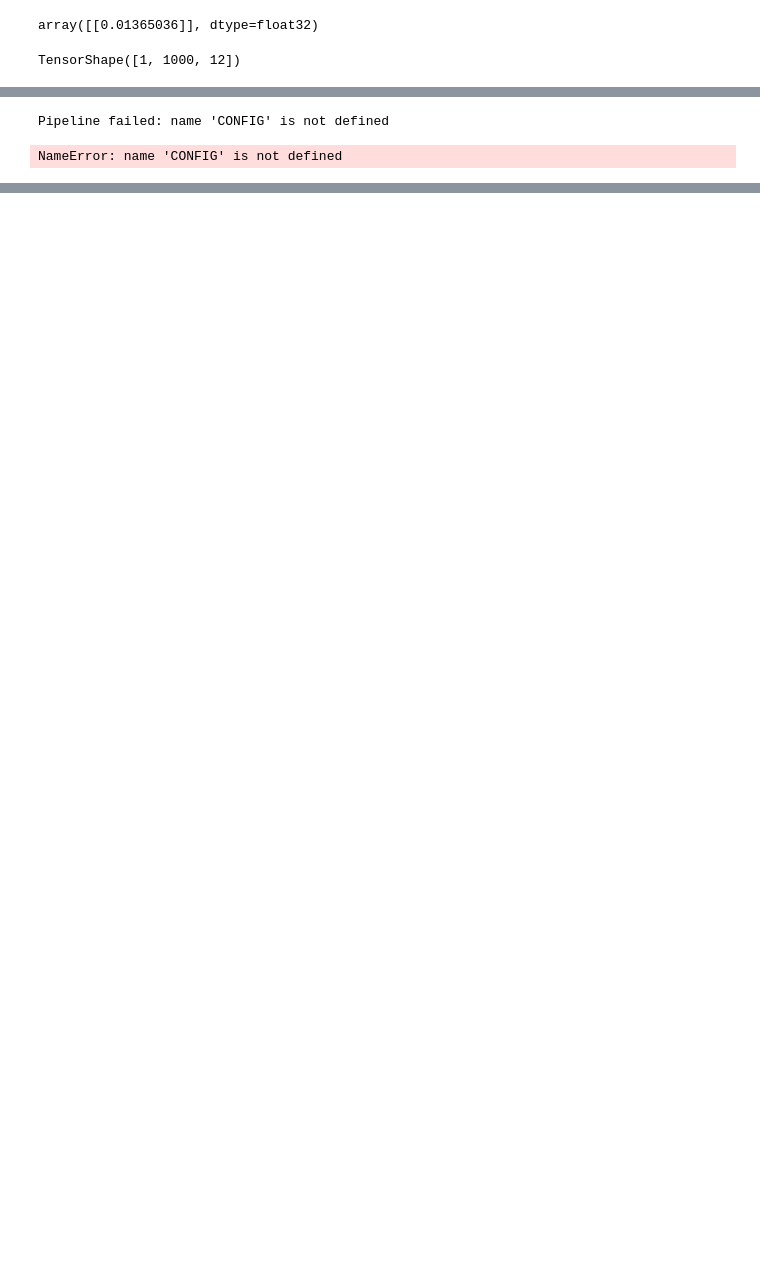
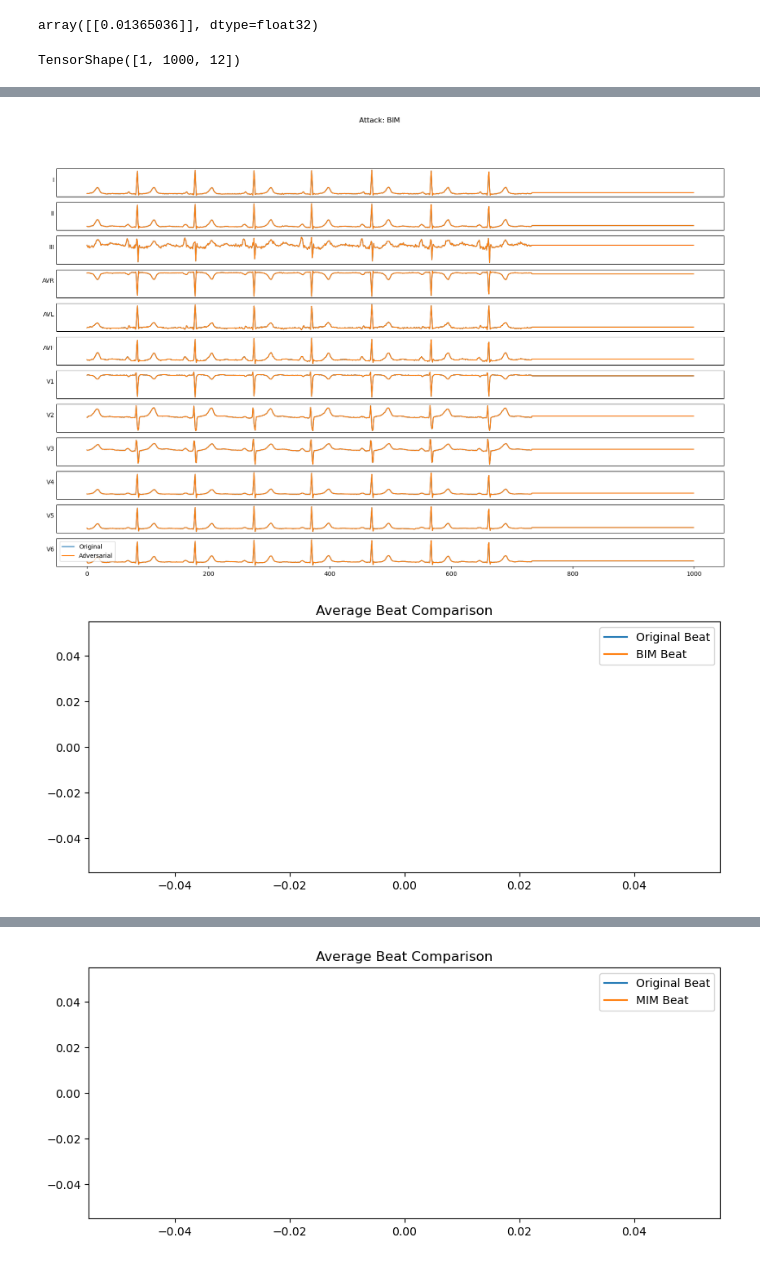
Before and after one commit to Amila999/ChagasXAI, a Jupyter notebook: NSTEMI_ECG.ipynb, the cells around one changed output, grey strips where cells are left out. Cells and saved outputs as stored; diff of their text form; code cells hidden in the pictures; blank space fills up the shorter version.

```diff
--- a/NSTEMI_ECG.ipynb
+++ b/NSTEMI_ECG.ipynb
@@ -369,45 +370,35 @@ def plot_comparison(original, adversarial, lead_names, title):
     plt.suptitle(title)
     plt.legend()
     plt.show()
+# %%
+# Generate adversarial examples dictionary
+attacks = {
+    "bim": adv_bim,
+    "mim": adv_mim,
+    "pgd": adv_pgd
+}
 # %%
-# Load and preprocess data
-try:
-    model = load_model(CONFIG["model_path"])
-    ecg, fields = wfdb.rdsamp(CONFIG["record_path"])
+# Visualization and analysis
+for name, adv_example in attacks.items():
+    plot_comparison(adjusted_signal,  # Use actual variable
+                  adv_example.numpy()[0],
+                  text['sig_name'],
+                  f"Attack: {name.upper()}")
 
-    # Resample and adjust length
-    processed_ecg = resample_signal(ecg, fields['fs'], CONFIG["target_fs"])
-    processed_ecg = adjust_signal_length(processed_ecg, CONFIG["target_length"])
-    input_tensor = tf.expand_dims(processed_ecg, 0).astype(np.float32)
+    # Beat extraction and comparison
+    try:
+        orig_beat = extract_average_beat(adjusted_signal[:, 1], TARGET_FS)
+        adv_beat = extract_average_beat(adv_example.numpy()[0, :, 1], TARGET_FS)
 
-    # Generate adversarial examples
-    true_label = tf.constant([0])  # Update with actual label
-    attacks = generate_adversarial_examples(model, input_tensor, true_label,
-                                         CONFIG["attack_eps"], CONFIG["attack_steps"])
+        plt.figure(figsize=(10, 4))
+        plt.plot(orig_beat, label="Original Beat")
+        plt.plot(adv_beat, label=f"{name.upper()} Beat")
+        plt.title("Average Beat Comparison")
+        plt.legend()
+        plt.show()
 
-    # Visualization and analysis
-    for name, adv_example in attacks.items():
-        plot_comparison(processed_ecg, adv_example.numpy()[0],
-                      fields['sig_name'], f"Attack: {name.upper()}")
-
-        # Beat extraction and comparison
-        try:
-            orig_beat = extract_average_beat(processed_ecg[:, 1], CONFIG["target_fs"])
-            adv_beat = extract_average_beat(adv_example.numpy()[0, :, 1], CONFIG["target_fs"])
-
-            plt.figure(figsize=(10, 4))
-            plt.plot(orig_beat, label="Original Beat")
-            plt.plot(adv_beat, label=f"{name.upper()} Beat")
-            plt.title("Average Beat Comparison")
-            plt.legend()
-            plt.show()
-
-        except ValueError as e:
-            print(f"Beat comparison failed: {e}")
-
-except Exception as e:
-    print(f"Pipeline failed: {str(e)}")
-    raise
+    except ValueError as e:
+        print(f"Beat comparison failed: {e}")
 # %% [output]
-Pipeline failed: name 'CONFIG' is not defined
-NameError: name 'CONFIG' is not defined
+[figure, added]
+[figure, added]
@@ -413,0 +406 @@ NameError: name 'CONFIG' is not defined
+[figure, added]
```
Also changed, not shown: parts of 6 cells of this notebook.
